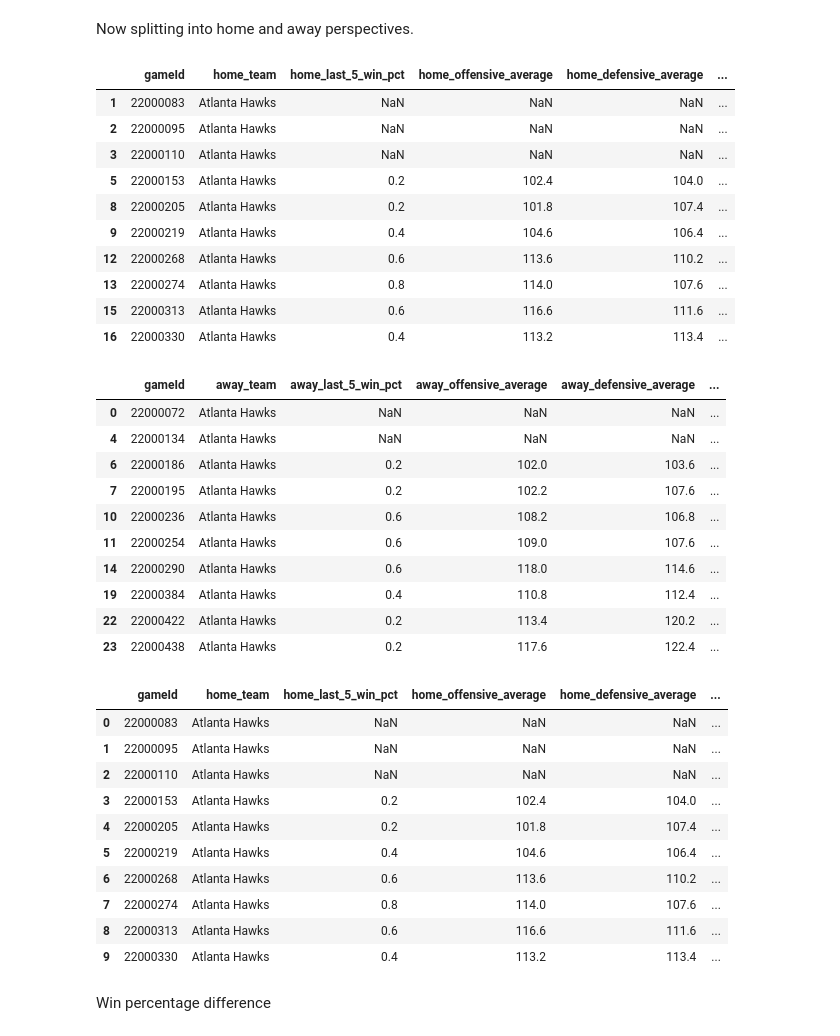
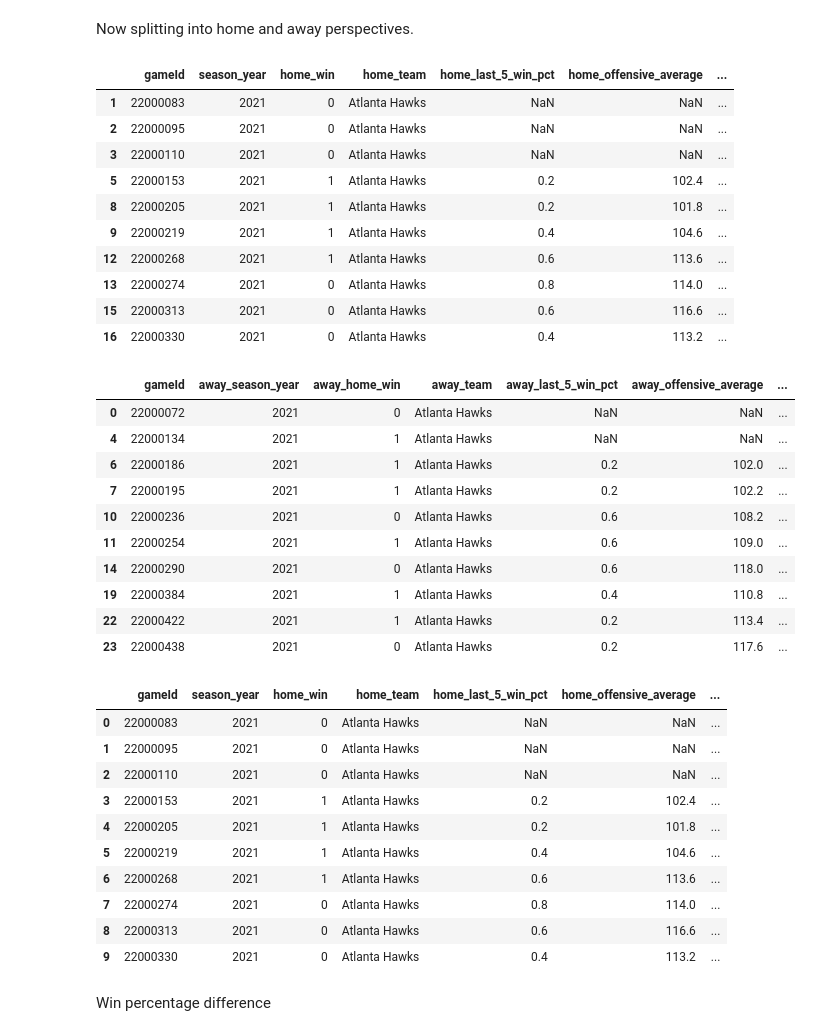
Before and after one commit to AayushPandey-hub/nba-win-prediction, a Jupyter notebook: featureengineering.ipynb, the cells around one changed output. Saved outputs shown, nothing was run; the diff lists cells and outputs as text; code cells hidden in the pictures.

Commit message:
train test split. and feew mistakes. i didnt include my target variable in why seperating home and away scores earlier.

```diff
--- a/featureengineering.ipynb
+++ b/featureengineering.ipynb
@@ -379,61 +379,65 @@ home_features = team_games[
 ].copy()
 
 away_features = team_games[
     team_games["is_home"] == 0
 ].copy()
 
 feature_cols = [
     "gameId",
+    "season_year",
+    "home_win",
     "team",
     "last_5_win_pct",
     "offensive_average",
     "defensive_average",
     "last_5_point_diff"
 ]
 
 home_features = home_features[feature_cols]
 away_features = away_features[feature_cols]
 
 # adding prefixes in them
 home_features = home_features.add_prefix("home_")
 away_features = away_features.add_prefix("away_")
 
 
-home_features = home_features.rename(
-    columns={"home_gameId": "gameId"}
-)
+home_features = home_features.rename(columns={
+    "home_gameId": "gameId",
+    "home_season_year": "season_year",
+    "home_home_win": "home_win"
+})
 
 away_features = away_features.rename(
     columns={"away_gameId": "gameId"}
 )
 
 home_features.head(10)
 # %% [output]
-|  | gameId | home_team | home_last_5_win_pct | home_offensive_average | home_defensive_average | ... |
-| 1 | 22000083 | Atlanta Hawks | NaN | NaN | NaN | ... |
-| 2 | 22000095 | Atlanta Hawks | NaN | NaN | NaN | ... |
-| 3 | 22000110 | Atlanta Hawks | NaN | NaN | NaN | ... |
-| 5 | 22000153 | Atlanta Hawks | 0.2 | 102.4 | 104.0 | ... |
-| 8 | 22000205 | Atlanta Hawks | 0.2 | 101.8 | 107.4 | ... |
-| 9 | 22000219 | Atlanta Hawks | 0.4 | 104.6 | 106.4 | ... |
-| 12 | 22000268 | Atlanta Hawks | 0.6 | 113.6 | 110.2 | ... |
-| 13 | 22000274 | Atlanta Hawks | 0.8 | 114.0 | 107.6 | ... |
-| 15 | 22000313 | Atlanta Hawks | 0.6 | 116.6 | 111.6 | ... |
-| 16 | 22000330 | Atlanta Hawks | 0.4 | 113.2 | 113.4 | ... |
+|  | gameId | season_year | home_win | home_team | home_last_5_win_pct | home_offensive_average | ... |
+| 1 | 22000083 | 2021 | 0 | Atlanta Hawks | NaN | NaN | ... |
+| 2 | 22000095 | 2021 | 0 | Atlanta Hawks | NaN | NaN | ... |
+| 3 | 22000110 | 2021 | 0 | Atlanta Hawks | NaN | NaN | ... |
+| 5 | 22000153 | 2021 | 1 | Atlanta Hawks | 0.2 | 102.4 | ... |
+| 8 | 22000205 | 2021 | 1 | Atlanta Hawks | 0.2 | 101.8 | ... |
+| 9 | 22000219 | 2021 | 1 | Atlanta Hawks | 0.4 | 104.6 | ... |
+| 12 | 22000268 | 2021 | 1 | Atlanta Hawks | 0.6 | 113.6 | ... |
+| 13 | 22000274 | 2021 | 0 | Atlanta Hawks | 0.8 | 114.0 | ... |
+| 15 | 22000313 | 2021 | 0 | Atlanta Hawks | 0.6 | 116.6 | ... |
+| 16 | 22000330 | 2021 | 0 | Atlanta Hawks | 0.4 | 113.2 | ... |
 # %%
 away_features.head(10)
 # %% [output]
-|  | gameId | away_team | away_last_5_win_pct | away_offensive_average | away_defensive_average | ... |
-| 0 | 22000072 | Atlanta Hawks | NaN | NaN | NaN | ... |
-| 4 | 22000134 | Atlanta Hawks | NaN | NaN | NaN | ... |
-| 6 | 22000186 | Atlanta Hawks | 0.2 | 102.0 | 103.6 | ... |
-| 7 | 22000195 | Atlanta Hawks | 0.2 | 102.2 | 107.6 | ... |
-| 10 | 22000236 | Atlanta Hawks | 0.6 | 108.2 | 106.8 | ... |
-| 11 | 22000254 | Atlanta Hawks | 0.6 | 109.0 | 107.6 | ... |
-| 14 | 22000290 | Atlanta Hawks | 0.6 | 118.0 | 114.6 | ... |
-| 19 | 22000384 | Atlanta Hawks | 0.4 | 110.8 | 112.4 | ... |
-| 22 | 22000422 | Atlanta Hawks | 0.2 | 113.4 | 120.2 | ... |
-| 23 | 22000438 | Atlanta Hawks | 0.2 | 117.6 | 122.4 | ... |
+|  | gameId | away_season_year | away_home_win | away_team | away_last_5_win_pct | away_offensive_average | ... |
+| 0 | 22000072 | 2021 | 0 | Atlanta Hawks | NaN | NaN | ... |
+| 4 | 22000134 | 2021 | 1 | Atlanta Hawks | NaN | NaN | ... |
+| 6 | 22000186 | 2021 | 1 | Atlanta Hawks | 0.2 | 102.0 | ... |
+| 7 | 22000195 | 2021 | 1 | Atlanta Hawks | 0.2 | 102.2 | ... |
+| 10 | 22000236 | 2021 | 0 | Atlanta Hawks | 0.6 | 108.2 | ... |
+| 11 | 22000254 | 2021 | 1 | Atlanta Hawks | 0.6 | 109.0 | ... |
+| 14 | 22000290 | 2021 | 0 | Atlanta Hawks | 0.6 | 118.0 | ... |
+| 19 | 22000384 | 2021 | 1 | Atlanta Hawks | 0.4 | 110.8 | ... |
+| 22 | 22000422 | 2021 | 1 | Atlanta Hawks | 0.2 | 113.4 | ... |
+| 23 | 22000438 | 2021 | 0 | Atlanta Hawks | 0.2 | 117.6 | ... |
 # %%
 matchup_data = home_features.merge(
     away_features,
@@ -444,17 +448,17 @@ matchup_data.head(10)
 
 # merging the matchup data with the original games dataframe to get the target variable and other info like season year, is_playoff, etc.
 # %% [output]
-|  | gameId | home_team | home_last_5_win_pct | home_offensive_average | home_defensive_average | ... |
-| 0 | 22000083 | Atlanta Hawks | NaN | NaN | NaN | ... |
-| 1 | 22000095 | Atlanta Hawks | NaN | NaN | NaN | ... |
-| 2 | 22000110 | Atlanta Hawks | NaN | NaN | NaN | ... |
-| 3 | 22000153 | Atlanta Hawks | 0.2 | 102.4 | 104.0 | ... |
-| 4 | 22000205 | Atlanta Hawks | 0.2 | 101.8 | 107.4 | ... |
-| 5 | 22000219 | Atlanta Hawks | 0.4 | 104.6 | 106.4 | ... |
-| 6 | 22000268 | Atlanta Hawks | 0.6 | 113.6 | 110.2 | ... |
-| 7 | 22000274 | Atlanta Hawks | 0.8 | 114.0 | 107.6 | ... |
-| 8 | 22000313 | Atlanta Hawks | 0.6 | 116.6 | 111.6 | ... |
-| 9 | 22000330 | Atlanta Hawks | 0.4 | 113.2 | 113.4 | ... |
+|  | gameId | season_year | home_win | home_team | home_last_5_win_pct | home_offensive_average | ... |
+| 0 | 22000083 | 2021 | 0 | Atlanta Hawks | NaN | NaN | ... |
+| 1 | 22000095 | 2021 | 0 | Atlanta Hawks | NaN | NaN | ... |
+| 2 | 22000110 | 2021 | 0 | Atlanta Hawks | NaN | NaN | ... |
+| 3 | 22000153 | 2021 | 1 | Atlanta Hawks | 0.2 | 102.4 | ... |
+| 4 | 22000205 | 2021 | 1 | Atlanta Hawks | 0.2 | 101.8 | ... |
+| 5 | 22000219 | 2021 | 1 | Atlanta Hawks | 0.4 | 104.6 | ... |
+| 6 | 22000268 | 2021 | 1 | Atlanta Hawks | 0.6 | 113.6 | ... |
+| 7 | 22000274 | 2021 | 0 | Atlanta Hawks | 0.8 | 114.0 | ... |
+| 8 | 22000313 | 2021 | 0 | Atlanta Hawks | 0.6 | 116.6 | ... |
+| 9 | 22000330 | 2021 | 0 | Atlanta Hawks | 0.4 | 113.2 | ... |
 # %% [markdown]
 Win percentage difference
 # %%
```
Also changed, not shown: parts of 4 cells of this notebook, 1 other file.
